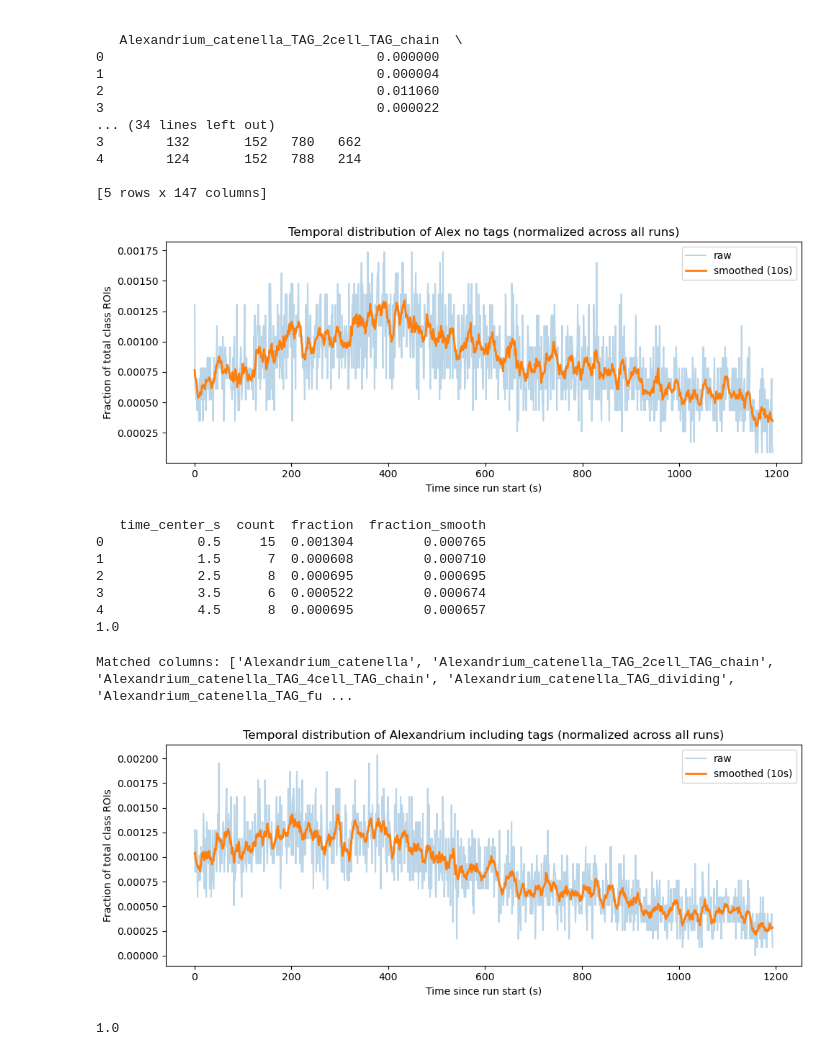
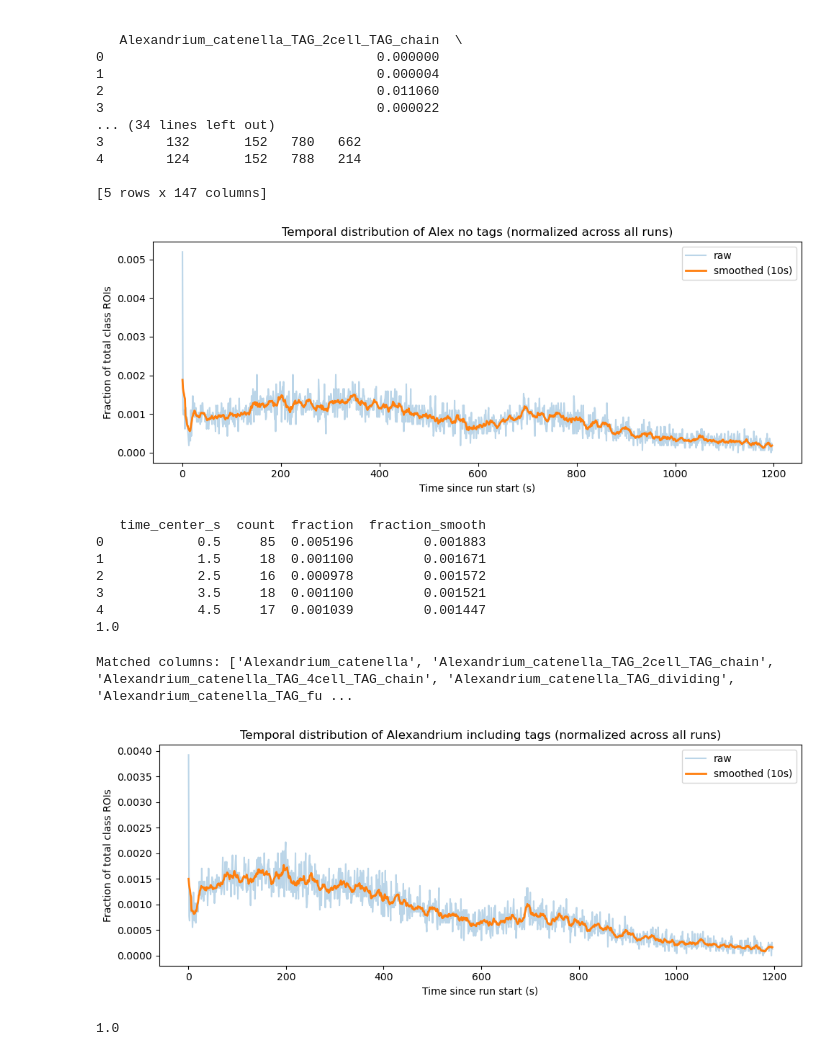
Before and after one commit to michaelstaiger/IFCBParticleSize, a Jupyter notebook: EmpyricalAnalysis/Notebooks/PiecewiseInhibitProbability.ipynb, the cells around one changed output. Cells and saved outputs as stored; diff of their text form; code cells hidden in the pictures.

Commit message:
working on data analysis and how to handle tags in image capture over time

```diff
--- a/EmpyricalAnalysis/Notebooks/PiecewiseInhibitProbability.ipynb
+++ b/EmpyricalAnalysis/Notebooks/PiecewiseInhibitProbability.ipynb
@@ -404,43 +404,43 @@ print(test_df.head())
 
 [5 rows x 147 columns]
 # %%
-data_dir = "../IFCBData/AlexandriumTest/merged/"
+data_dir = "../IFCBData/DenseAlex/nauset/merged/"
 
 df_frac = temporal_fraction_by_class(
     data_dir=data_dir,
     class_score_col="Alexandrium_catenella",
     score_thresh=0.9,
     bin_size_sec=1,
     smooth_window_s=10   # optional rolling average smoothing
 )
 
 # Plot
 plt.figure(figsize=(10, 4))
 plt.plot(df_frac["time_center_s"], df_frac["fraction"], alpha=0.3, label="raw")
 
 if "fraction_smooth" in df_frac.columns:
     plt.plot(df_frac["time_center_s"], df_frac["fraction_smooth"], linewidth=2, label="smoothed (10s)")
 
 
 plt.xlabel("Time since run start (s)")
 plt.ylabel("Fraction of total class ROIs")
 plt.title("Temporal distribution of Alex no tags (normalized across all runs)")
 plt.legend()
 plt.tight_layout()
-plt.savefig("../Figs/FractionofAlexNoTagsOverTime.png")
+plt.savefig("../Figs/FractionOfDenseAlexNoTagsOverTime.png")
 plt.show()
 # %% [output]
-[figure, old version]
+[figure, new version]
 # %%
 print(df_frac.head())
 print(df_frac['fraction'].sum())
 # %% [output]
    time_center_s  count  fraction  fraction_smooth
-0            0.5     15  0.001304         0.000765
-1            1.5      7  0.000608         0.000710
-2            2.5      8  0.000695         0.000695
-3            3.5      6  0.000522         0.000674
-4            4.5      8  0.000695         0.000657
+0            0.5     85  0.005196         0.001883
+1            1.5     18  0.001100         0.001671
+2            2.5     16  0.000978         0.001572
+3            3.5     18  0.001100         0.001521
+4            4.5     17  0.001039         0.001447
 1.0
 # %%
 ### This version considers class and tags so any column containing the 'class_name' input will be counted if any of the rows have a score
@@ -567,10 +567,10 @@ plt.ylabel("Fraction of total class ROIs")
 plt.title("Temporal distribution of Alexandrium including tags (normalized across all runs)")
 plt.legend()
 plt.tight_layout()
-plt.savefig("../Figs/FractionofAlexTAGSOverTime.png")
+plt.savefig("../Figs/FractionOfDenseAlexTAGSOverTime.png")
 plt.show()
 # %% [output]
-[figure, old version]
+[figure, new version]
 # %%
 print(df_frac_tag['fraction'].sum())
 # %% [output]
```
Also changed, not shown: 2 other files.
